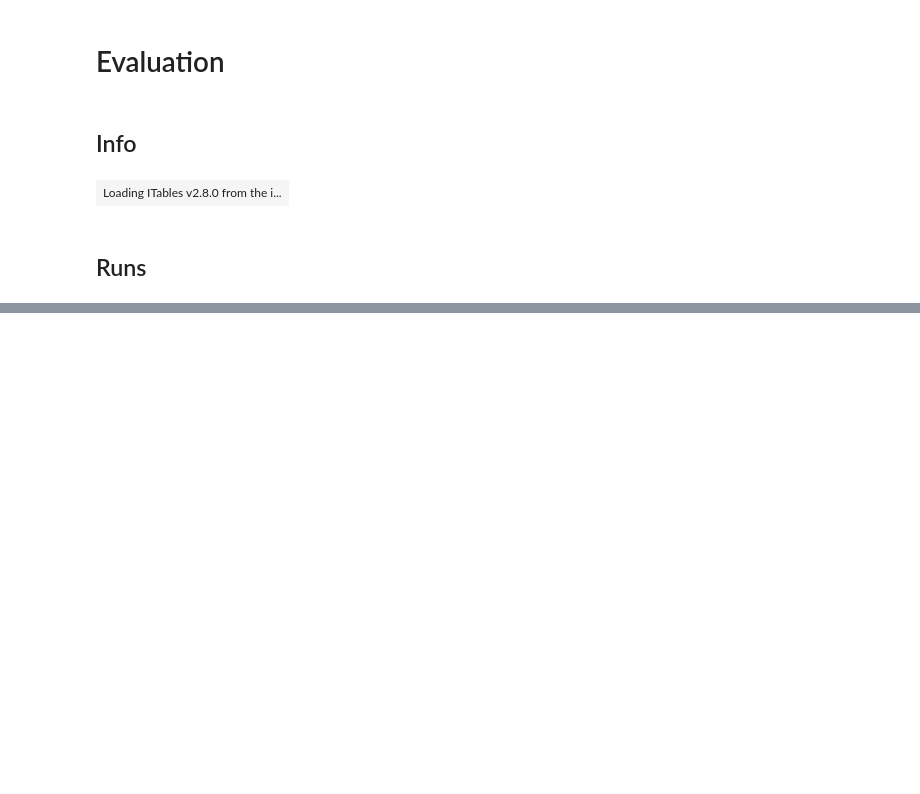
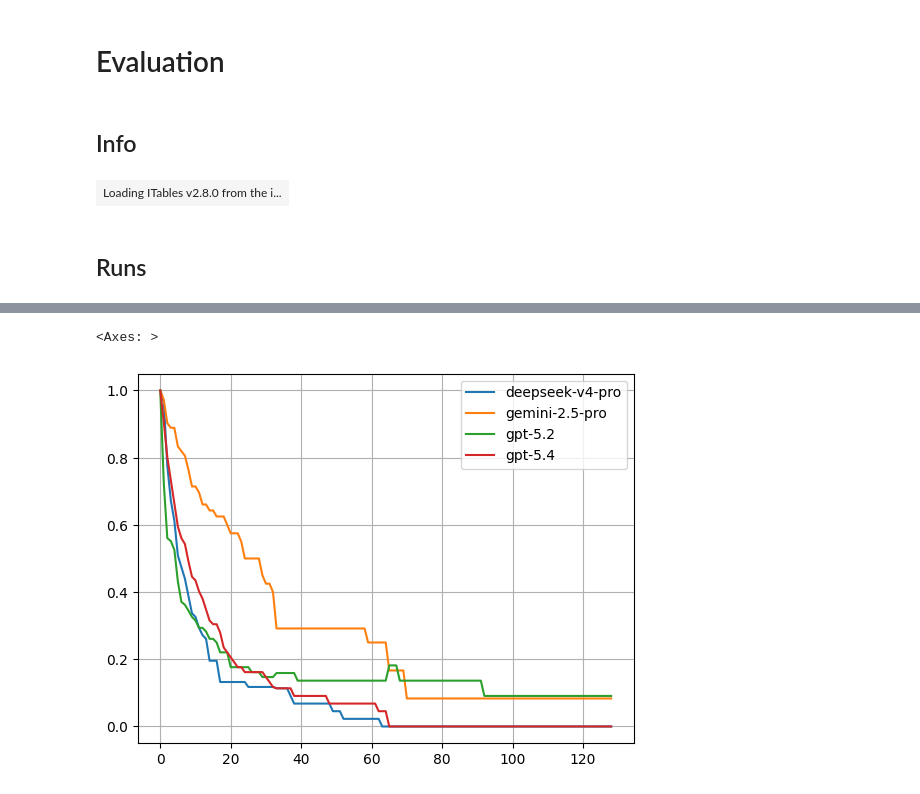
Before and after one commit to PUC-Behring-Institute-for-AI/umllm, a Jupyter notebook: evaluations/plot.ipynb, the cells around one changed output, grey strips where cells are left out. Drawn from its saved outputs; the diff is of its cells as text; code cells hidden in the pictures; blank space fills up the shorter version.

```diff
--- a/evaluations/plot.ipynb
+++ b/evaluations/plot.ipynb
@@ -208,0 +162,9 @@ fig.tight_layout()
+# %%
+def it():
+    N = list(range(0, CFG_Cs[-1] + 1))
+    for k, t in RUNS_PER_MODEL.items():
+        N_correct = pandas.Series([len(t[t['cycles'] >= i]) for i in N])
+        N_total = pandas.Series([len(t[t['C'] >= i]) for i in N])
+        yield pandas.DataFrame(N_correct / N_total, columns=[k])
+ACC = pandas.concat(it(), axis=1)
+ACC
@@ -208,0 +185,5 @@ fig.tight_layout()
+# %%
+ACC.plot.line(grid=True)
+# %% [output]
+<Axes: >
+[figure, added]
```
Also changed, not shown: parts of 21 cells of this notebook, 1 other file.
